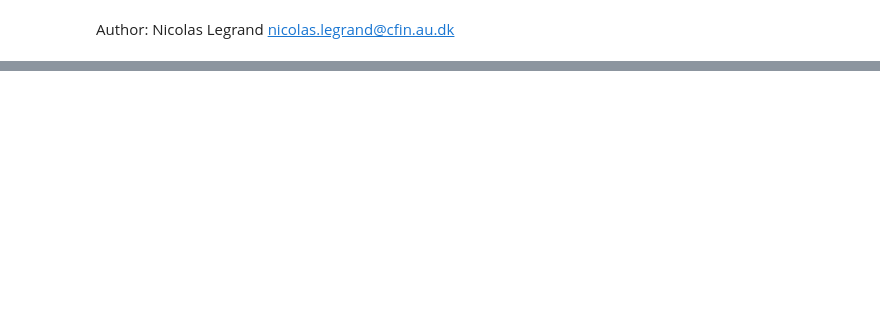
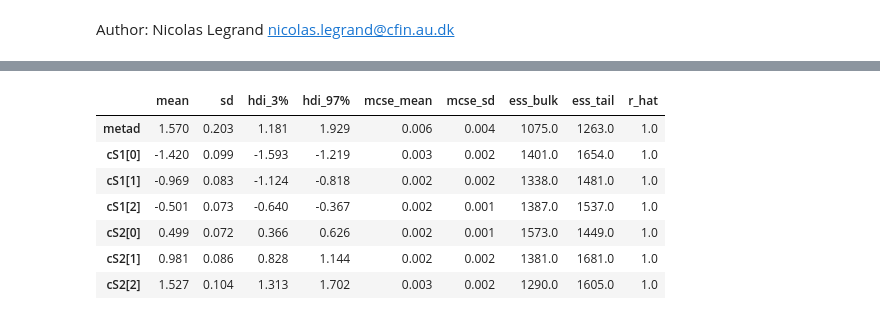
Before and after one commit to embodied-computation-group/metadpy, a Jupyter notebook: notebooks/Example 2 - Fitting Bayesian.ipynb, the cells around one changed output, grey strips where cells are left out. Cells and saved outputs as stored; diff of their text form; code cells hidden in the pictures; blank space fills up the shorter version.

```diff
--- a/notebooks/Example 2 - Fitting Bayesian.ipynb
+++ b/notebooks/Example 2 - Fitting Bayesian.ipynb
@@ -19,0 +40,11 @@ KeyboardInterrupt:
+# %%
+az.summary(traces)
+# %% [output]
+|  | mean | sd | hdi_3% | hdi_97% | mcse_mean | mcse_sd | ess_bulk | ess_tail | r_hat |
+| metad | 1.570 | 0.203 | 1.181 | 1.929 | 0.006 | 0.004 | 1075.0 | 1263.0 | 1.0 |
+| cS1[0] | -1.420 | 0.099 | -1.593 | -1.219 | 0.003 | 0.002 | 1401.0 | 1654.0 | 1.0 |
+| cS1[1] | -0.969 | 0.083 | -1.124 | -0.818 | 0.002 | 0.002 | 1338.0 | 1481.0 | 1.0 |
+| cS1[2] | -0.501 | 0.073 | -0.640 | -0.367 | 0.002 | 0.001 | 1387.0 | 1537.0 | 1.0 |
+| cS2[0] | 0.499 | 0.072 | 0.366 | 0.626 | 0.002 | 0.001 | 1573.0 | 1449.0 | 1.0 |
+| cS2[1] | 0.981 | 0.086 | 0.828 | 1.144 | 0.002 | 0.002 | 1381.0 | 1681.0 | 1.0 |
+| cS2[2] | 1.527 | 0.104 | 1.313 | 1.702 | 0.003 | 0.002 | 1290.0 | 1605.0 | 1.0 |
```
Also changed, not shown: parts of 11 cells of this notebook.
